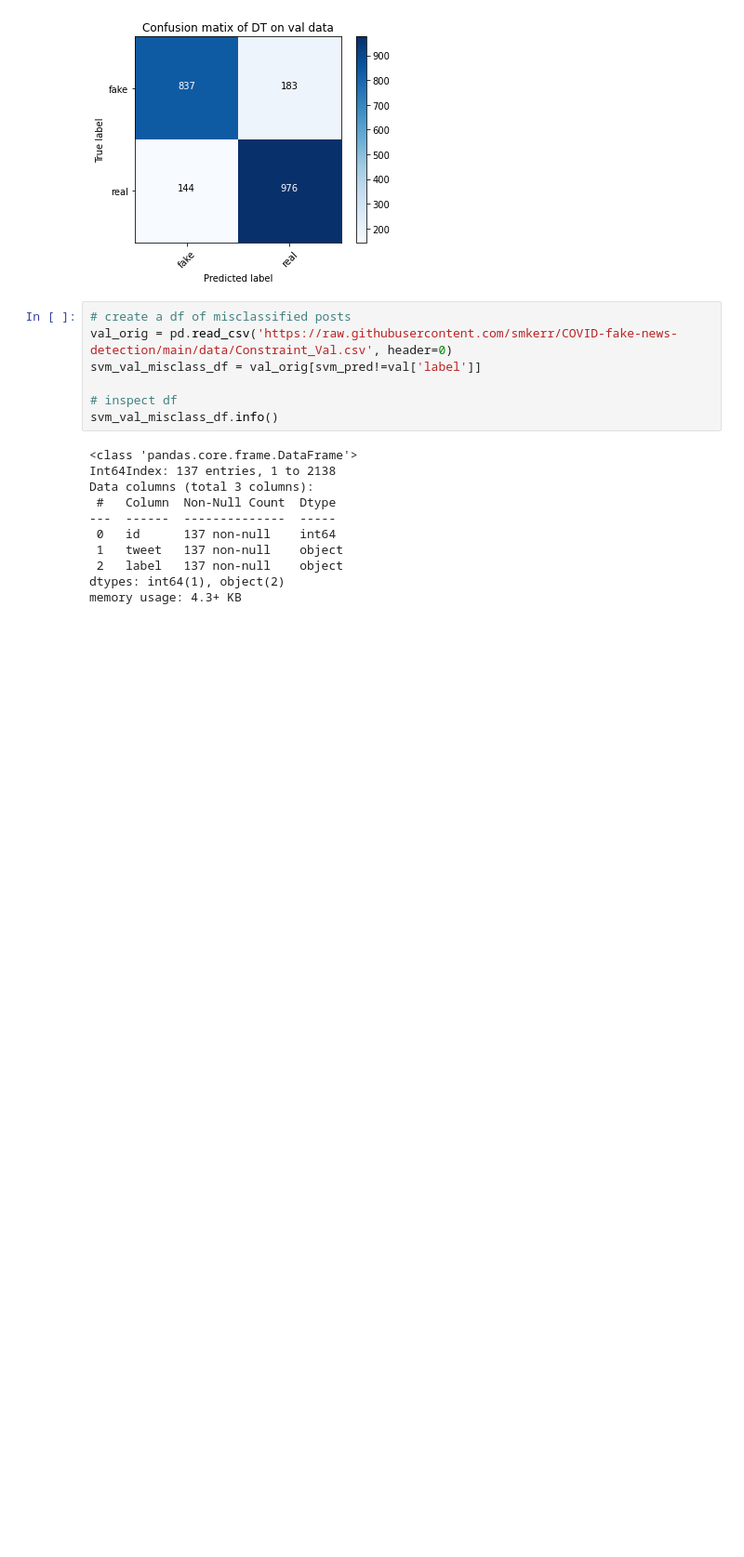
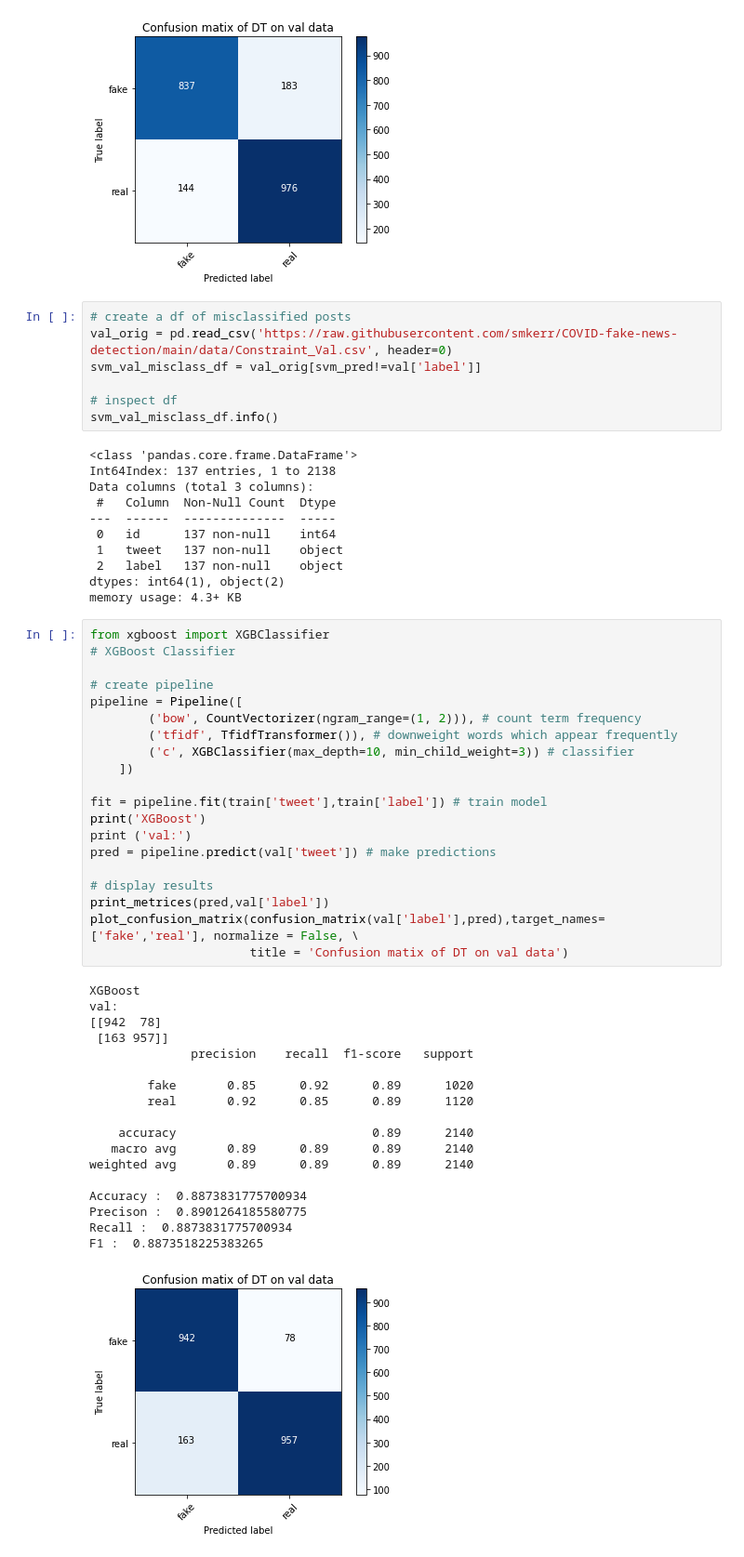
Before and after one commit to smkerr/COVID-fake-news-detection, a Jupyter notebook: model/baseline-model.ipynb, the cells around one changed output. Shown at 93% size. Cells and saved outputs as stored; diff of their text form; blank space fills up the shorter version.

Commit message:
Addition of XGBoost

```diff
--- a/model/baseline-model.ipynb
+++ b/model/baseline-model.ipynb
@@ -352,3 +352,42 @@ Data columns (total 3 columns):
  2   label   137 non-null    object
 dtypes: int64(1), object(2)
 memory usage: 4.3+ KB
+# %%
+from xgboost import XGBClassifier
+# XGBoost Classifier
+
+# create pipeline
+pipeline = Pipeline([
+        ('bow', CountVectorizer(ngram_range=(1, 2))), # count term frequency
+        ('tfidf', TfidfTransformer()), # downweight words which appear frequently
+        ('c', XGBClassifier(max_depth=10, min_child_weight=3)) # classifier
+    ])
+
+fit = pipeline.fit(train['tweet'],train['label']) # train model
+print('XGBoost')
+print ('val:')
+pred = pipeline.predict(val['tweet']) # make predictions
+
+# display results
+print_metrices(pred,val['label'])
+plot_confusion_matrix(confusion_matrix(val['label'],pred),target_names=['fake','real'], normalize = False, \
+                      title = 'Confusion matix of DT on val data')
+# %% [output]
+XGBoost
+val:
+[[942  78]
+ [163 957]]
+              precision    recall  f1-score   support
+
+        fake       0.85      0.92      0.89      1020
+        real       0.92      0.85      0.89      1120
+
+    accuracy                           0.89      2140
+   macro avg       0.89      0.89      0.89      2140
+weighted avg       0.89      0.89      0.89      2140
+
+Accuracy :  0.8873831775700934
+Precison :  0.8901264185580775
+Recall :  0.8873831775700934
+F1 :  0.8873518225383265
+[figure, added]
```
